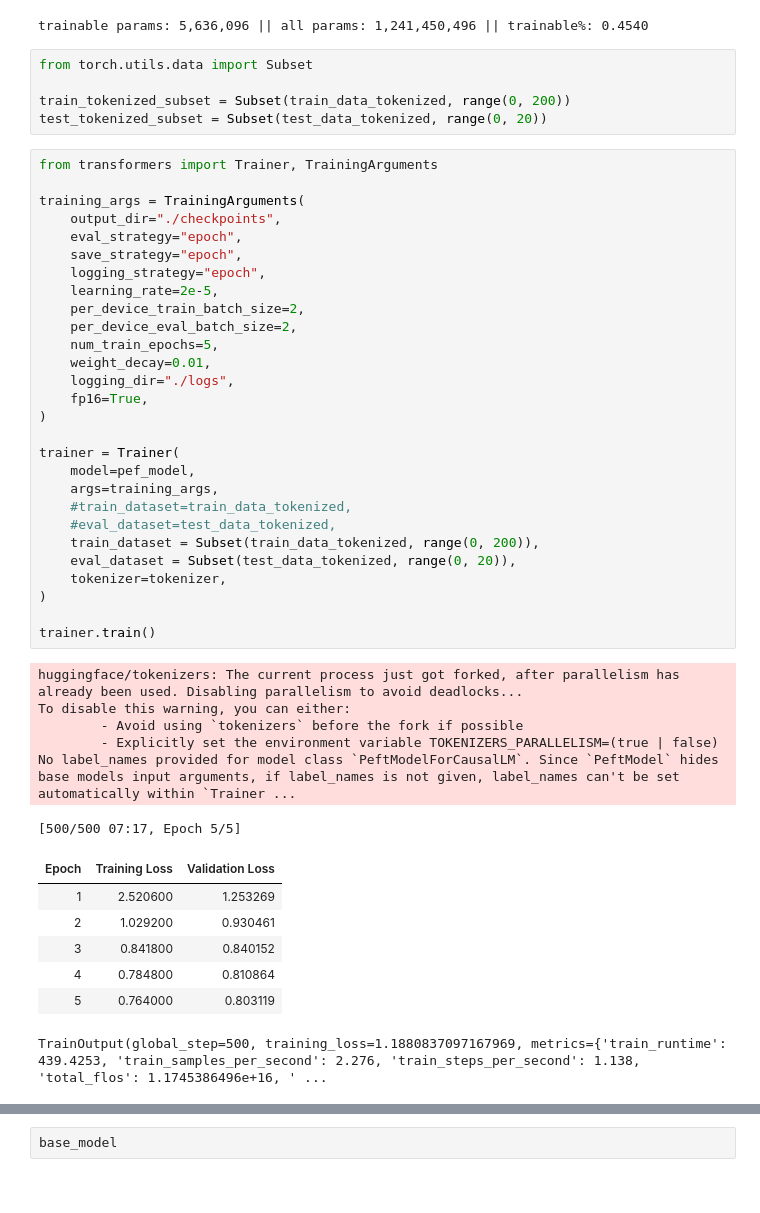
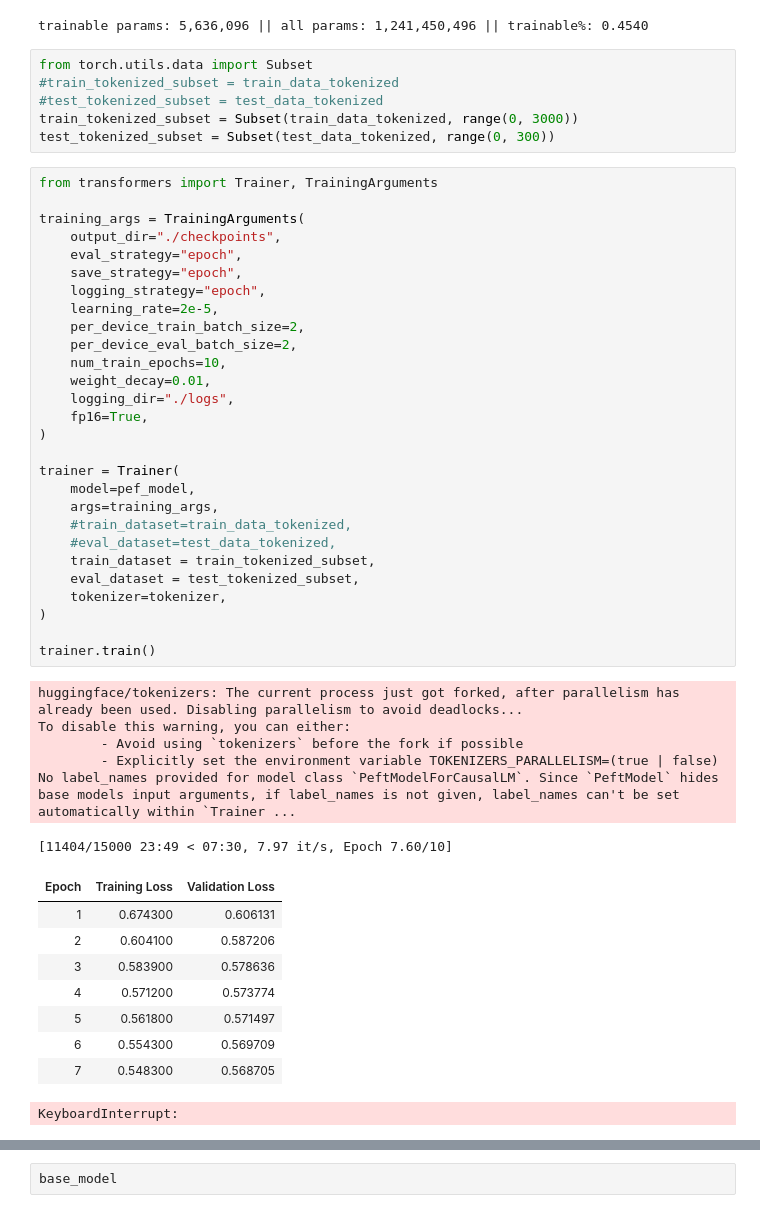
Before and after one commit to lgemc/pytorch_training, a Jupyter notebook: 10_rag/notebooks/train/trainer_causal_llm.ipynb, the cells around one changed output, grey strips where cells are left out. Drawn from its saved outputs; the diff is of its cells as text.

Commit message:
add trainer logits

```diff
--- a/10_rag/notebooks/train/trainer_causal_llm.ipynb
+++ b/10_rag/notebooks/train/trainer_causal_llm.ipynb
@@ -242,49 +266,52 @@ pef_model.print_trainable_parameters()
 trainable params: 5,636,096 || all params: 1,241,450,496 || trainable%: 0.4540
 # %%
 from torch.utils.data import Subset
-
-train_tokenized_subset = Subset(train_data_tokenized, range(0, 200))
-test_tokenized_subset = Subset(test_data_tokenized, range(0, 20))
+#train_tokenized_subset = train_data_tokenized
+#test_tokenized_subset = test_data_tokenized
+train_tokenized_subset = Subset(train_data_tokenized, range(0, 3000))
+test_tokenized_subset = Subset(test_data_tokenized, range(0, 300))
 # %%
 from transformers import Trainer, TrainingArguments
 
 training_args = TrainingArguments(
     output_dir="./checkpoints",
     eval_strategy="epoch",
     save_strategy="epoch",
     logging_strategy="epoch",
     learning_rate=2e-5,
     per_device_train_batch_size=2,
     per_device_eval_batch_size=2,
-    num_train_epochs=5,
+    num_train_epochs=10,
     weight_decay=0.01,
     logging_dir="./logs",
     fp16=True,
 )
 
 trainer = Trainer(
     model=pef_model,
     args=training_args,
     #train_dataset=train_data_tokenized,
     #eval_dataset=test_data_tokenized,
-    train_dataset = Subset(train_data_tokenized, range(0, 200)),
-    eval_dataset = Subset(test_data_tokenized, range(0, 20)),
+    train_dataset = train_tokenized_subset,
+    eval_dataset = test_tokenized_subset,
     tokenizer=tokenizer,
 )
 
 trainer.train()
 # %% [output]
 huggingface/tokenizers: The current process just got forked, after parallelism has already been used. Disabling parallelism to avoid deadlocks...
 To disable this warning, you can either:
         - Avoid using `tokenizers` before the fork if possible
         - Explicitly set the environment variable TOKENIZERS_PARALLELISM=(true | false)
 No label_names provided for model class `PeftModelForCausalLM`. Since `PeftModel` hides base models input arguments, if label_names is not given, label_names can't be set automatically within `Trainer ...
-[500/500 07:17, Epoch 5/5]
+[11404/15000 23:49 < 07:30, 7.97 it/s, Epoch 7.60/10]
 | Epoch | Training Loss | Validation Loss |
-| 1 | 2.520600 | 1.253269 |
-| 2 | 1.029200 | 0.930461 |
-| 3 | 0.841800 | 0.840152 |
-| 4 | 0.784800 | 0.810864 |
-| 5 | 0.764000 | 0.803119 |
+| 1 | 0.674300 | 0.606131 |
+| 2 | 0.604100 | 0.587206 |
+| 3 | 0.583900 | 0.578636 |
+| 4 | 0.571200 | 0.573774 |
+| 5 | 0.561800 | 0.571497 |
+| 6 | 0.554300 | 0.569709 |
+| 7 | 0.548300 | 0.568705 |
-TrainOutput(global_step=500, training_loss=1.1880837097167969, metrics={'train_runtime': 439.4253, 'train_samples_per_second': 2.276, 'train_steps_per_second': 1.138, 'total_flos': 1.1745386496e+16, ' ...
+KeyboardInterrupt:
 # %%
```
Also changed, not shown: parts of 14 cells of this notebook, 4 other files.
